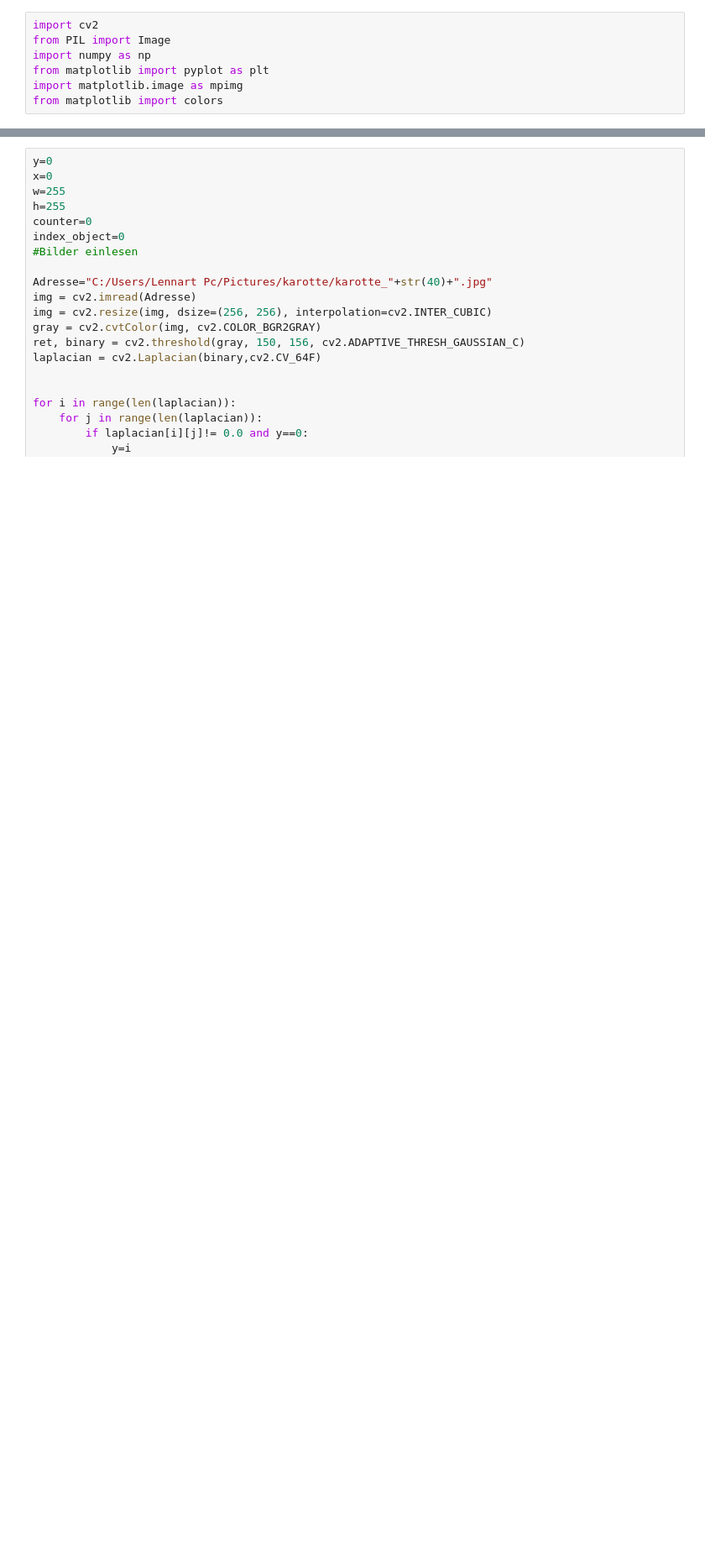
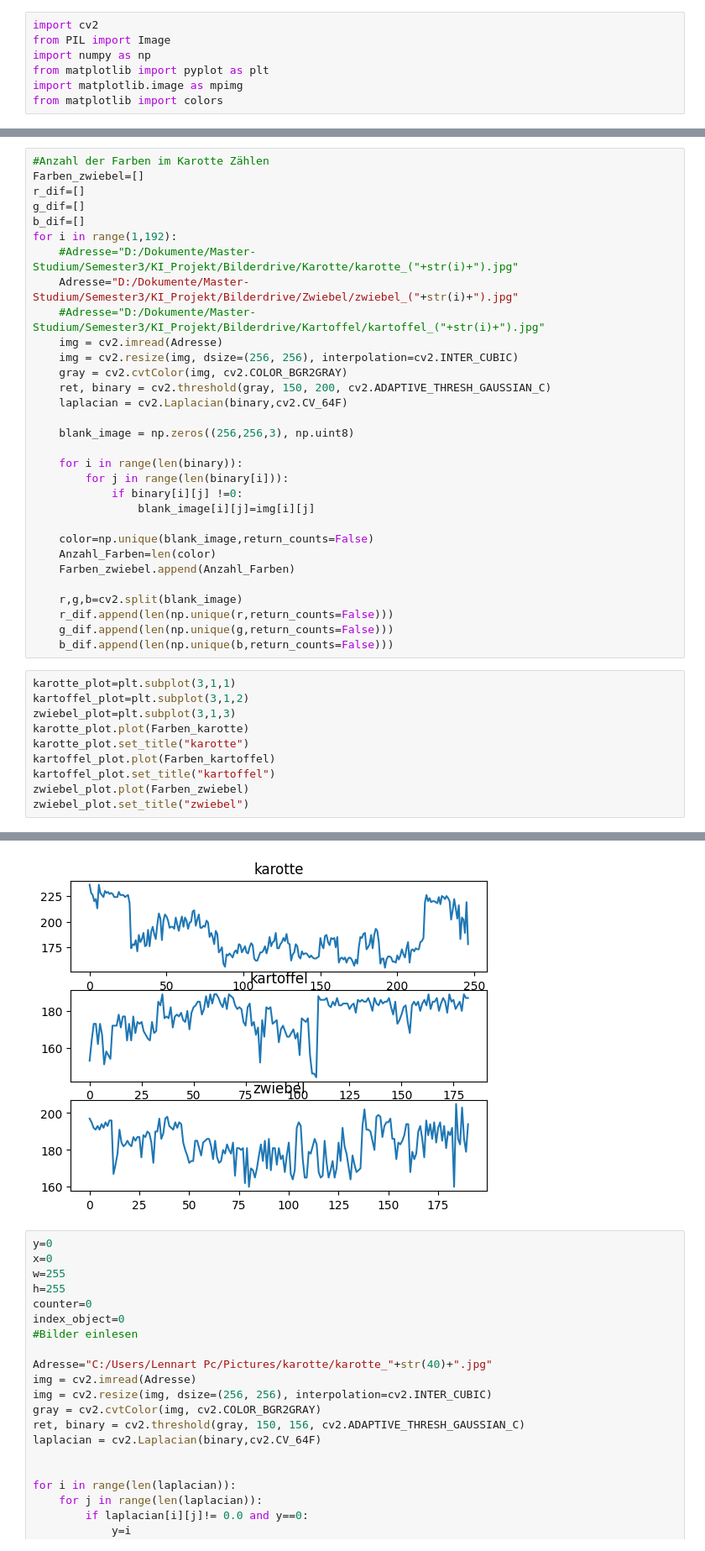
Before and after one commit to leons1396/AI_project, a Jupyter notebook: jupyter/Test_Bild.ipynb, the cells around one changed output, grey strips where cells are left out. Shown at 84% size. Saved outputs shown, nothing was run; the diff lists cells and outputs as text; blank space fills up the shorter version.

```diff
--- a/jupyter/Test_Bild.ipynb
+++ b/jupyter/Test_Bild.ipynb
@@ -31,0 +427,42 @@ cv2.destroyAllWindows()
+# %%
+#Anzahl der Farben im Karotte Zählen
+Farben_zwiebel=[]
+r_dif=[]
+g_dif=[]
+b_dif=[]
+for i in range(1,192):
+    #Adresse="D:/Dokumente/Master-Studium/Semester3/KI_Projekt/Bilderdrive/Karotte/karotte_("+str(i)+").jpg"
+    Adresse="D:/Dokumente/Master-Studium/Semester3/KI_Projekt/Bilderdrive/Zwiebel/zwiebel_("+str(i)+").jpg"
+    #Adresse="D:/Dokumente/Master-Studium/Semester3/KI_Projekt/Bilderdrive/Kartoffel/kartoffel_("+str(i)+").jpg"
+    img = cv2.imread(Adresse)
+    img = cv2.resize(img, dsize=(256, 256), interpolation=cv2.INTER_CUBIC)
+    gray = cv2.cvtColor(img, cv2.COLOR_BGR2GRAY)
+    ret, binary = cv2.threshold(gray, 150, 200, cv2.ADAPTIVE_THRESH_GAUSSIAN_C)
+    laplacian = cv2.Laplacian(binary,cv2.CV_64F)
+
+    blank_image = np.zeros((256,256,3), np.uint8)
+
+    for i in range(len(binary)):
+        for j in range(len(binary[i])):
+            if binary[i][j] !=0:
+                blank_image[i][j]=img[i][j]
+
+    color=np.unique(blank_image,return_counts=False)
+    Anzahl_Farben=len(color)
+    Farben_zwiebel.append(Anzahl_Farben)
+
+    r,g,b=cv2.split(blank_image)
+    r_dif.append(len(np.unique(r,return_counts=False)))
+    g_dif.append(len(np.unique(g,return_counts=False)))
+    b_dif.append(len(np.unique(b,return_counts=False)))
+# %%
+karotte_plot=plt.subplot(3,1,1)
+kartoffel_plot=plt.subplot(3,1,2)
+zwiebel_plot=plt.subplot(3,1,3)
+karotte_plot.plot(Farben_karotte)
+karotte_plot.set_title("karotte")
+kartoffel_plot.plot(Farben_kartoffel)
+kartoffel_plot.set_title("kartoffel")
+zwiebel_plot.plot(Farben_zwiebel)
+zwiebel_plot.set_title("zwiebel")
+# %% [output]
@@ -32,3 +470,4 @@ cv2.destroyAllWindows()
+[figure, added]
 # %%
 y=0
 x=0
```
Also changed, not shown: parts of 21 cells of this notebook, 2 other files.
